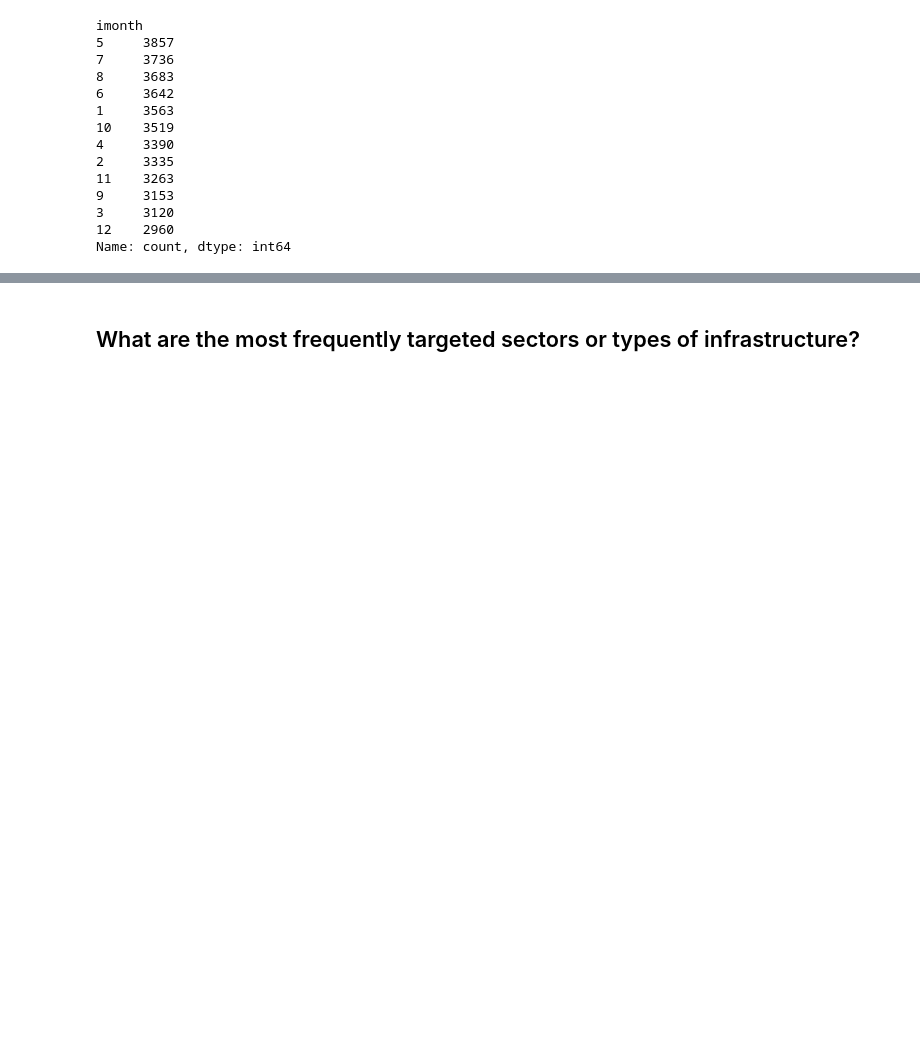
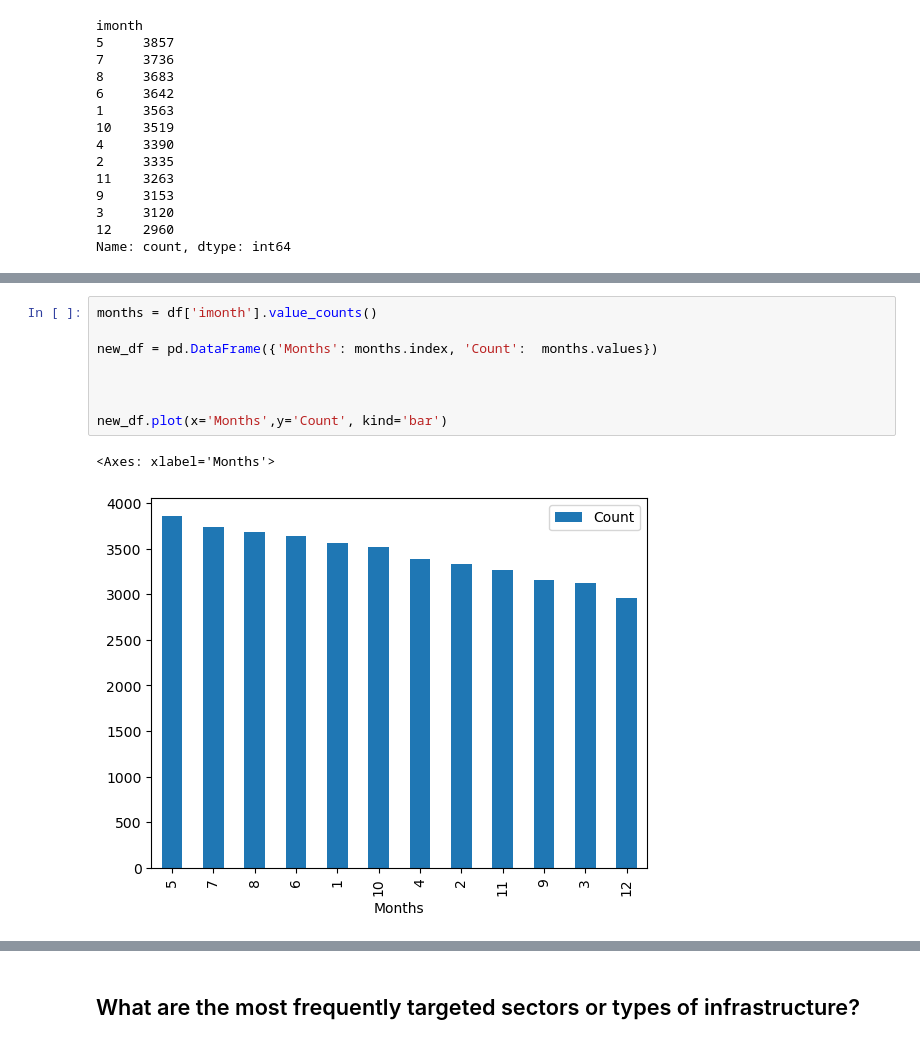
Before and after one commit to Sibonelo67/pandas-project, a Jupyter notebook: Untitled1.ipynb, the cells around one changed output, grey strips where cells are left out. Saved outputs shown, nothing was run; the diff lists cells and outputs as text; blank space fills up the shorter version.

```diff
--- a/Untitled1.ipynb
+++ b/Untitled1.ipynb
@@ -101,0 +136,11 @@ Name: count, dtype: int64
+# %%
+months = df['imonth'].value_counts()
+
+new_df = pd.DataFrame({'Months': months.index, 'Count':  months.values})
+
+
+
+new_df.plot(x='Months',y='Count', kind='bar')
+# %% [output]
+<Axes: xlabel='Months'>
+[figure, added]
```
Also changed, not shown: parts of 8 cells of this notebook.
